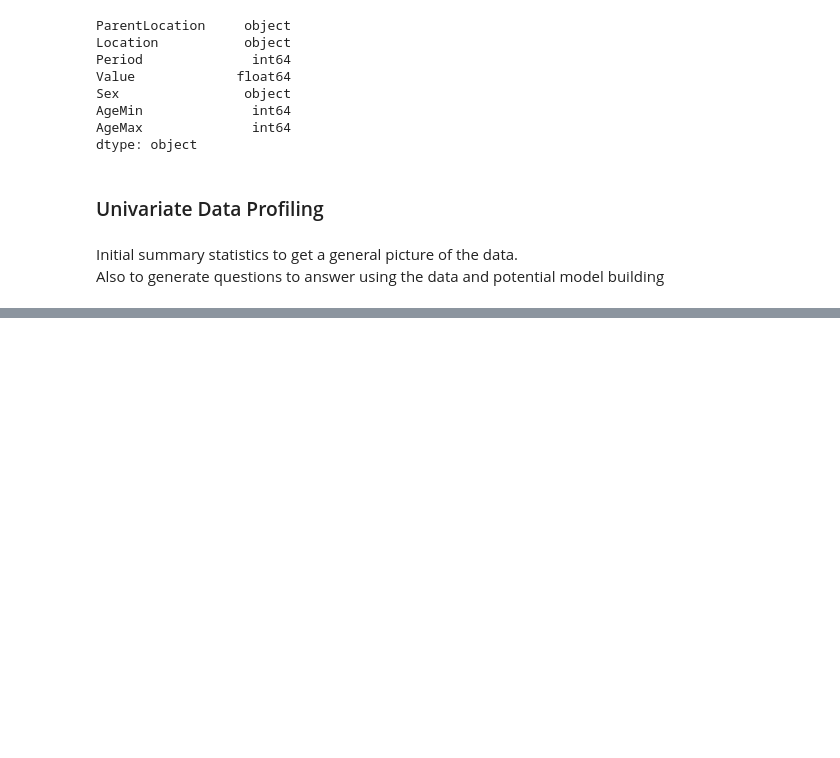
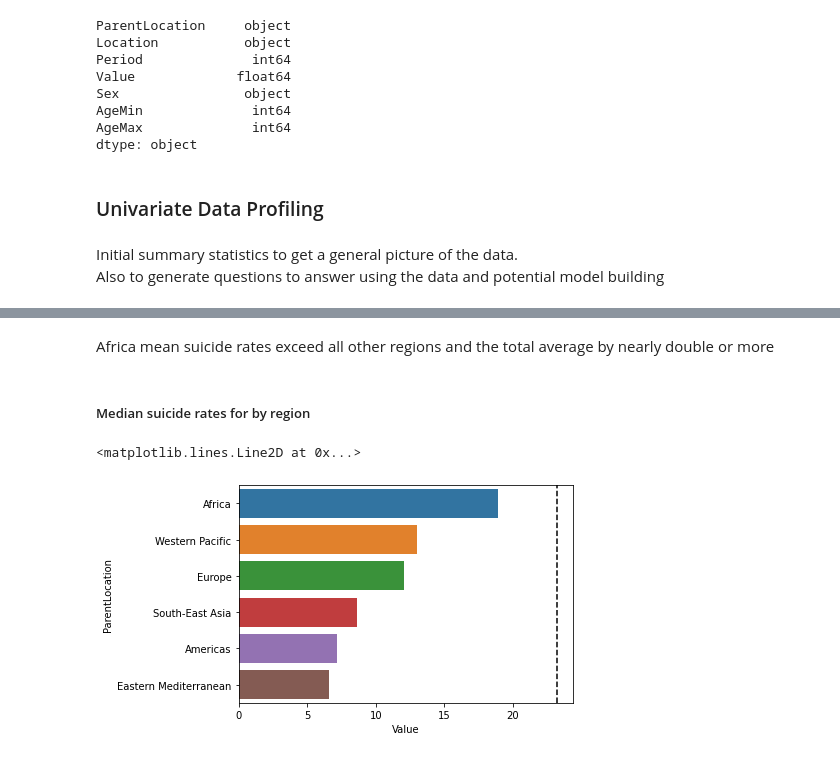
Before and after one commit to Fullcure3/WHO_suicide_rates, a Jupyter notebook: Suicides.ipynb, the cells around one changed output, grey strips where cells are left out. Cells and saved outputs as stored; diff of their text form; code cells hidden in the pictures; blank space fills up the shorter version.

```diff
--- a/Suicides.ipynb
+++ b/Suicides.ipynb
@@ -220,0 +252,17 @@ Also to generate questions to answer using the data and potential model building
+# %% [markdown]
+Africa mean suicide rates exceed all other regions and the total average by nearly double or more<br>
+# %% [markdown]
+##### Median suicide rates for by region
+# %%
+# Median suicides rates including all regions to serve as a reference point in the bar graph
+suicide_rates_median = suicides_clean.Value.median()
+
+# Sort values for each region in desending order for ordered barplot
+suicides_median_sorted = suicides_clean.groupby(by='ParentLocation', as_index=False).Value.median().sort_values(by='Value', ascending=False)
+
+# Visualization of the medians to identify trends
+sns.barplot(data=suicides_median_sorted, y='ParentLocation', x='Value')
+plt.axvline(suicide_rates_mean, linestyle='--', color='black')
+# %% [output]
+<matplotlib.lines.Line2D at 0x...>
+[figure, added]
```
Also changed, not shown: parts of 40 cells of this notebook.
